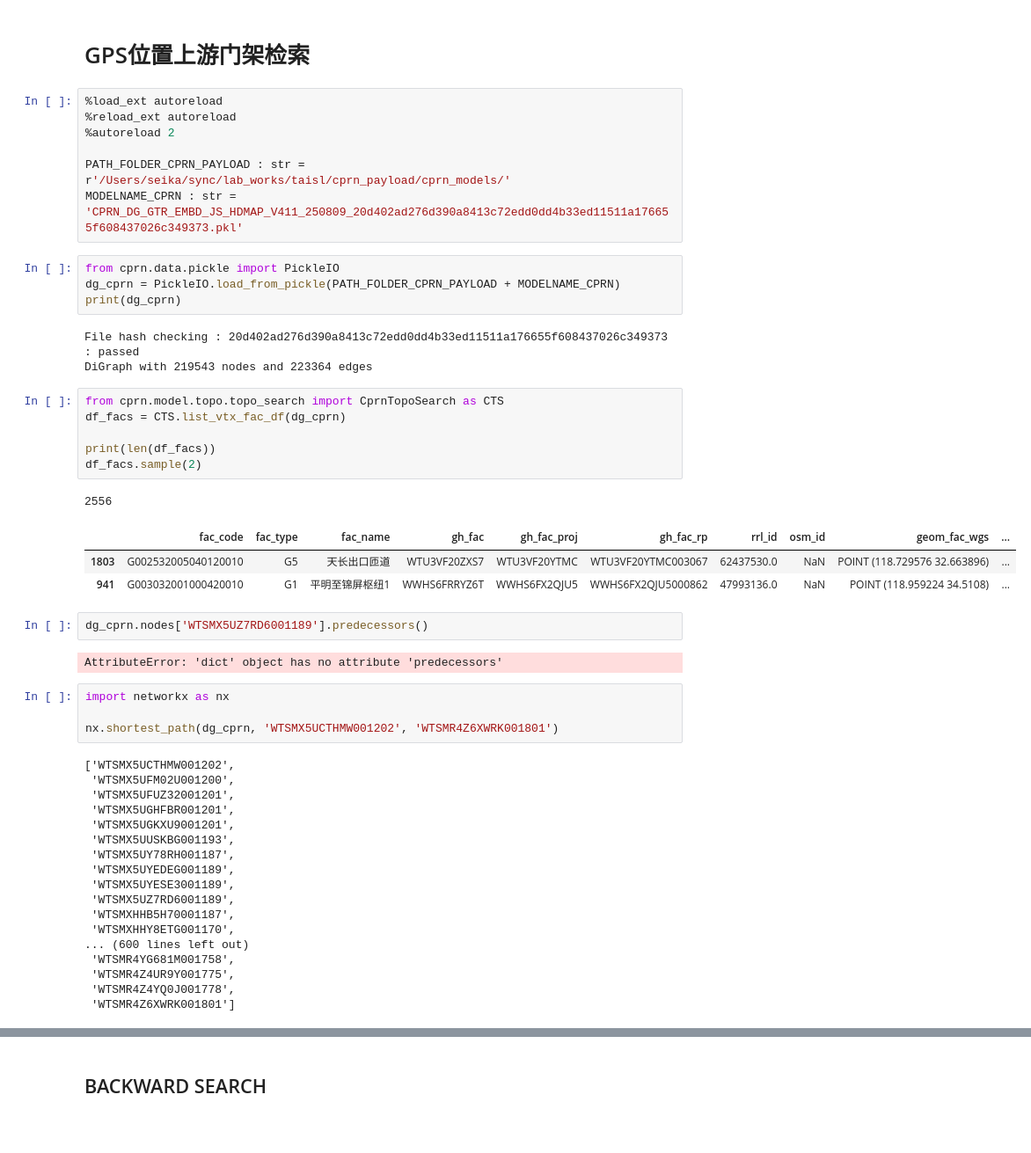
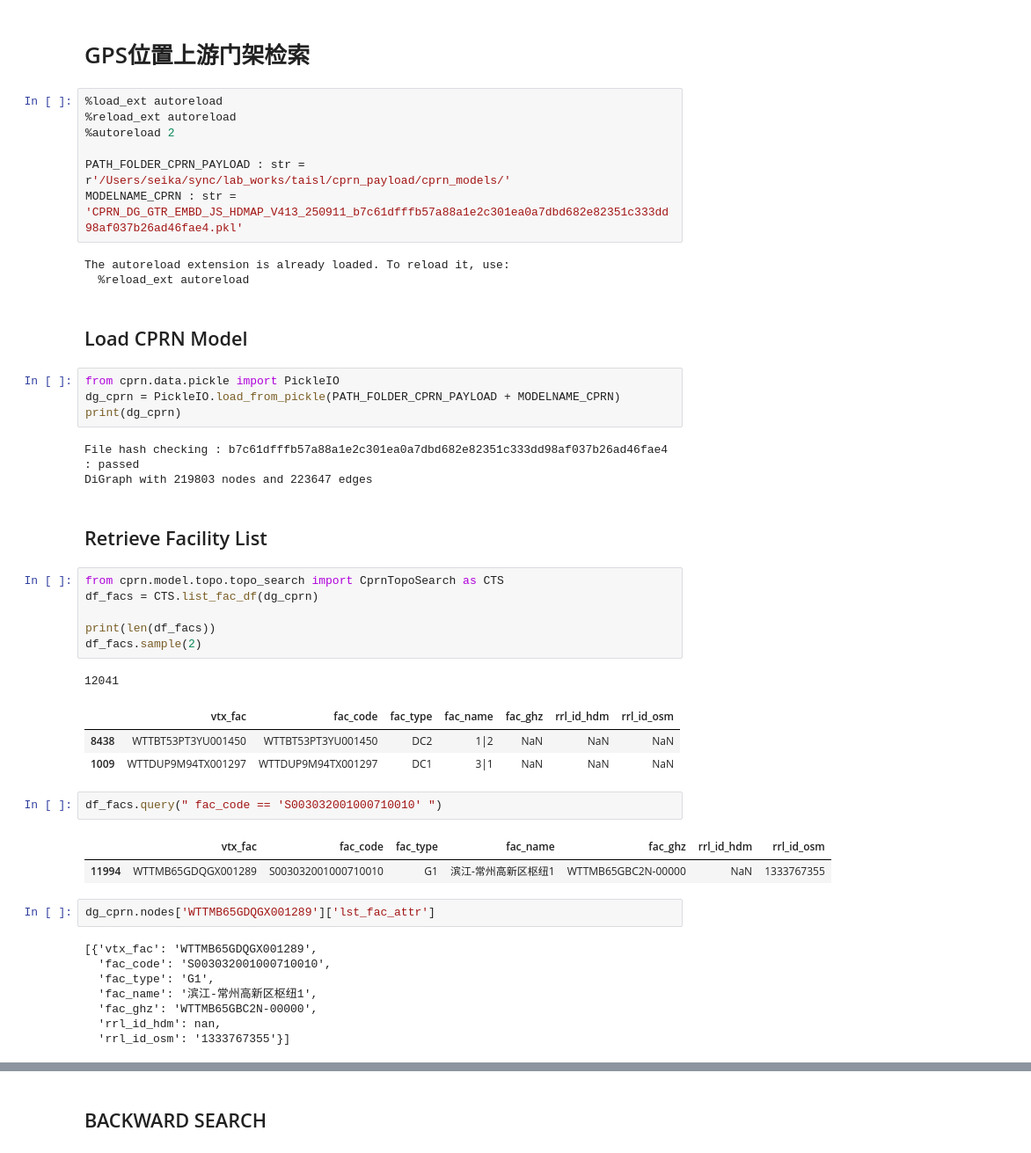
Before and after one commit to SeikaScarlet/cprn, a Jupyter notebook: jnb/x.ipynb, the cells around one changed output, grey strips where cells are left out. Shown at 88% size. Cells and saved outputs as stored; diff of their text form; blank space fills up the shorter version.

```diff
--- a/jnb/x.ipynb
+++ b/jnb/x.ipynb
@@ -6,48 +6,44 @@
 %autoreload 2
 
 PATH_FOLDER_CPRN_PAYLOAD : str = r'/Users/seika/sync/lab_works/taisl/cprn_payload/cprn_models/'
-MODELNAME_CPRN : str = 'CPRN_DG_GTR_EMBD_JS_HDMAP_V411_250809_20d402ad276d390a8413c72edd0dd4b33ed11511a176655f608437026c349373.pkl'
+MODELNAME_CPRN : str = 'CPRN_DG_GTR_EMBD_JS_HDMAP_V413_250911_b7c61dfffb57a88a1e2c301ea0a7dbd682e82351c333dd98af037b26ad46fae4.pkl'
+# %% [output]
+The autoreload extension is already loaded. To reload it, use:
+  %reload_ext autoreload
+# %% [markdown]
+## Load CPRN Model
 # %%
 from cprn.data.pickle import PickleIO
 dg_cprn = PickleIO.load_from_pickle(PATH_FOLDER_CPRN_PAYLOAD + MODELNAME_CPRN)
 print(dg_cprn)
 # %% [output]
-File hash checking : 20d402ad276d390a8413c72edd0dd4b33ed11511a176655f608437026c349373 : passed
-DiGraph with 219543 nodes and 223364 edges
+File hash checking : b7c61dfffb57a88a1e2c301ea0a7dbd682e82351c333dd98af037b26ad46fae4 : passed
+DiGraph with 219803 nodes and 223647 edges
+# %% [markdown]
+## Retrieve Facility List
 # %%
 from cprn.model.topo.topo_search import CprnTopoSearch as CTS
-df_facs = CTS.list_vtx_fac_df(dg_cprn)
+df_facs = CTS.list_fac_df(dg_cprn)
 
 print(len(df_facs))
 df_facs.sample(2)
 # %% [output]
-2556
+12041
-|  | fac_code | fac_type | fac_name | gh_fac | gh_fac_proj | gh_fac_rp | rrl_id | osm_id | geom_fac_wgs | ... |
-| 1803 | G002532005040120010 | G5 | 天长出口匝道 | WTU3VF20ZXS7 | WTU3VF20YTMC | WTU3VF20YTMC003067 | 62437530.0 | NaN | POINT (118.729576 32.663896) | ... |
-| 941 | G003032001000420010 | G1 | 平明至锦屏枢纽1 | WWHS6FRRYZ6T | WWHS6FX2QJU5 | WWHS6FX2QJU5000862 | 47993136.0 | NaN | POINT (118.959224 34.5108) | ... |
+|  | vtx_fac | fac_code | fac_type | fac_name | fac_ghz | rrl_id_hdm | rrl_id_osm |
+| 8438 | WTTBT53PT3YU001450 | WTTBT53PT3YU001450 | DC2 | 1|2 | NaN | NaN | NaN |
+| 1009 | WTTDUP9M94TX001297 | WTTDUP9M94TX001297 | DC1 | 3|1 | NaN | NaN | NaN |
+# %%
+df_facs.query(" fac_code == 'S003032001000710010' ")
+# %% [output]
+|  | vtx_fac | fac_code | fac_type | fac_name | fac_ghz | rrl_id_hdm | rrl_id_osm |
+| 11994 | WTTMB65GDQGX001289 | S003032001000710010 | G1 | 滨江-常州高新区枢纽1 | WTTMB65GBC2N-00000 | NaN | 1333767355 |
 # %%
-dg_cprn.nodes['WTSMX5UZ7RD6001189'].predecessors()
+dg_cprn.nodes['WTTMB65GDQGX001289']['lst_fac_attr']
 # %% [output]
-AttributeError: 'dict' object has no attribute 'predecessors'
+[{'vtx_fac': 'WTTMB65GDQGX001289',
+  'fac_code': 'S003032001000710010',
+  'fac_type': 'G1',
+  'fac_name': '滨江-常州高新区枢纽1',
+  'fac_ghz': 'WTTMB65GBC2N-00000',
+  'rrl_id_hdm': nan,
+  'rrl_id_osm': '1333767355'}]
-# %%
-import networkx as nx
-
-nx.shortest_path(dg_cprn, 'WTSMX5UCTHMW001202', 'WTSMR4Z6XWRK001801')
-# %% [output]
-['WTSMX5UCTHMW001202',
- 'WTSMX5UFM02U001200',
- 'WTSMX5UFUZ32001201',
- 'WTSMX5UGHFBR001201',
- 'WTSMX5UGKXU9001201',
- 'WTSMX5UUSKBG001193',
- 'WTSMX5UY78RH001187',
- 'WTSMX5UYEDEG001189',
- 'WTSMX5UYESE3001189',
- 'WTSMX5UZ7RD6001189',
- 'WTSMXHHB5H70001187',
- 'WTSMXHHY8ETG001170',
-... (600 lines left out)
- 'WTSMR4YG681M001758',
- 'WTSMR4Z4UR9Y001775',
- 'WTSMR4Z4YQ0J001778',
- 'WTSMR4Z6XWRK001801']
```
Also changed, not shown: parts of 12 cells of this notebook, 1 other file.
